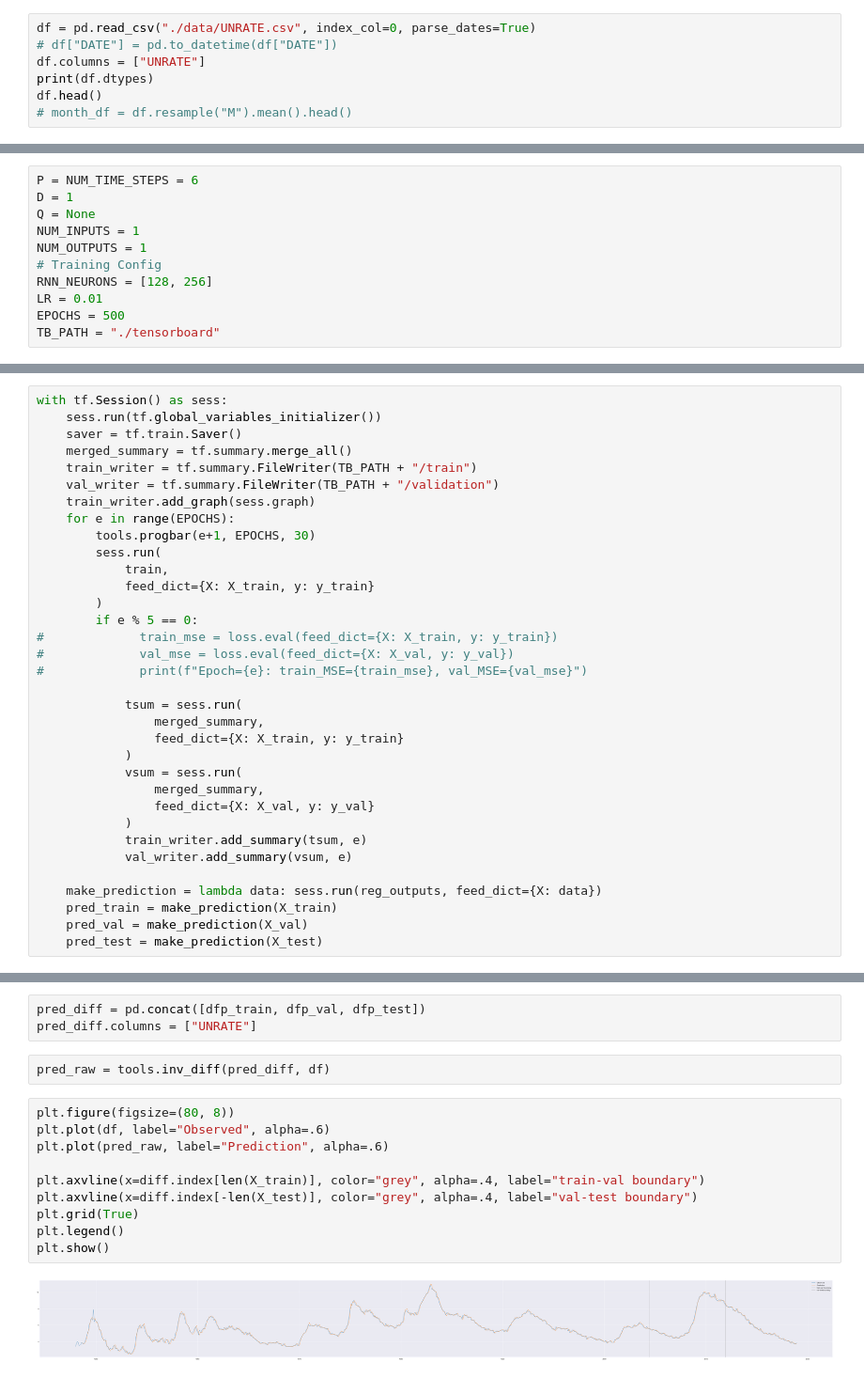
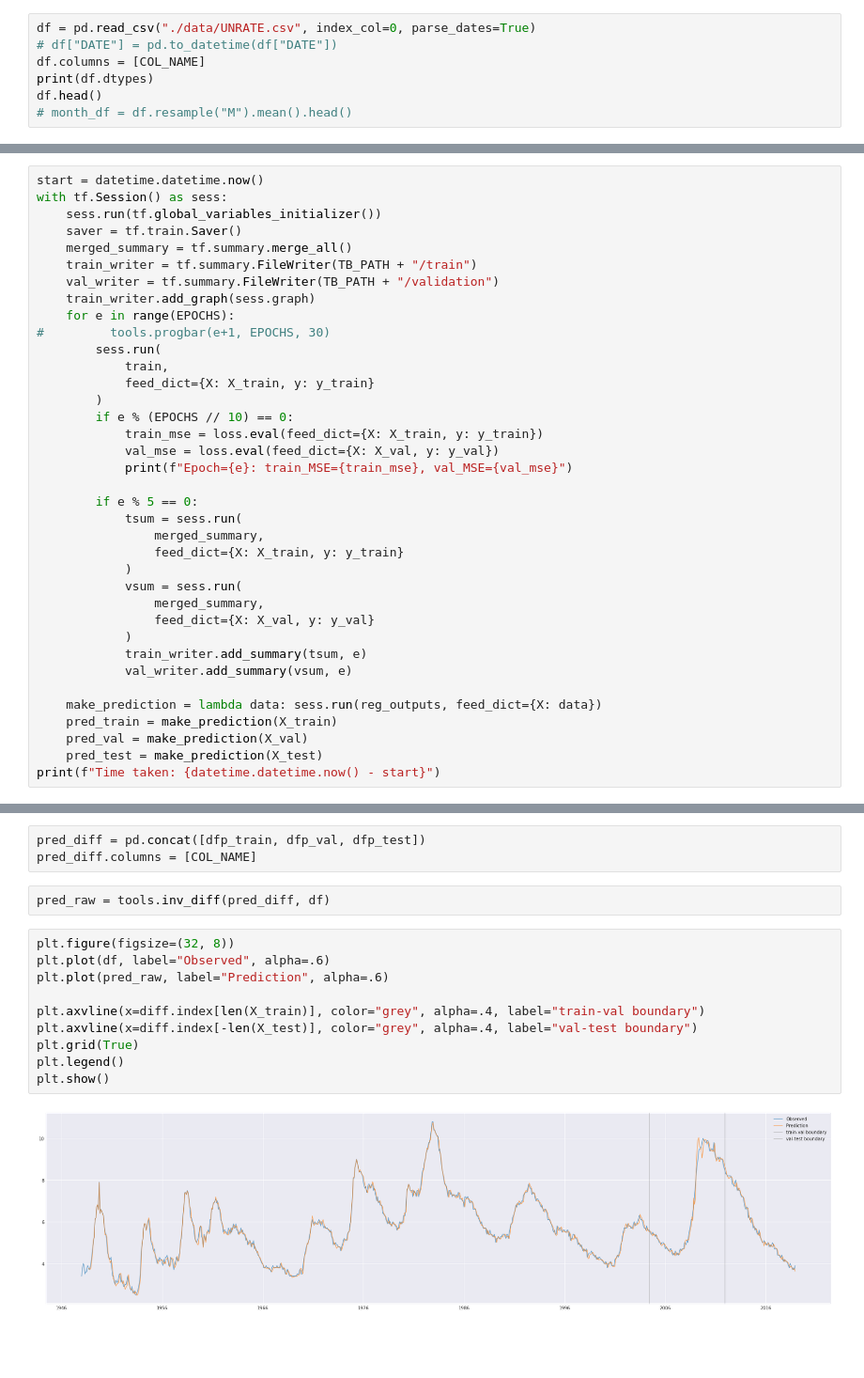
Before and after one commit to TianyuDu/AnnEconForecast, a Jupyter notebook: standalone_dev/time_series_tf.ipynb, the cells around one changed output, grey strips where cells are left out. Shown at 94% size. Drawn from its saved outputs; the diff is of its cells as text; blank space fills up the shorter version.

```diff
--- a/standalone_dev/time_series_tf.ipynb
+++ b/standalone_dev/time_series_tf.ipynb
@@ -12,7 +29,7 @@ from typing import List, Tuple
 # %%
 df = pd.read_csv("./data/UNRATE.csv", index_col=0, parse_dates=True)
 # df["DATE"] = pd.to_datetime(df["DATE"])
-df.columns = ["UNRATE"]
+df.columns = [COL_NAME]
 print(df.dtypes)
 df.head()
 # month_df = df.resample("M").mean().head()
@@ -26,17 +43,6 @@ dtype: object
 | 1948-03-01 | 4.0 |
 | 1948-04-01 | 3.9 |
 | 1948-05-01 | 3.5 |
-# %%
-P = NUM_TIME_STEPS = 6
-D = 1
-Q = None
-NUM_INPUTS = 1
-NUM_OUTPUTS = 1
-# Training Config
-RNN_NEURONS = [128, 256]
-LR = 0.01
-EPOCHS = 500
-TB_PATH = "./tensorboard"
 # %%
 diff = df.diff()
 diff.dropna(inplace=True)
@@ -177,4 +181,5 @@ with tf.name_scope("OPTIMIZER"):
 # %%
+start = datetime.datetime.now()
 with tf.Session() as sess:
     sess.run(tf.global_variables_initializer())
     saver = tf.train.Saver()
@@ -183,16 +188,17 @@ with tf.Session() as sess:
     val_writer = tf.summary.FileWriter(TB_PATH + "/validation")
     train_writer.add_graph(sess.graph)
     for e in range(EPOCHS):
-        tools.progbar(e+1, EPOCHS, 30)
+#         tools.progbar(e+1, EPOCHS, 30)
         sess.run(
             train,
             feed_dict={X: X_train, y: y_train}
         )
+        if e % (EPOCHS // 10) == 0:
+            train_mse = loss.eval(feed_dict={X: X_train, y: y_train})
+            val_mse = loss.eval(feed_dict={X: X_val, y: y_val})
+            print(f"Epoch={e}: train_MSE={train_mse}, val_MSE={val_mse}")
+
         if e % 5 == 0:
-#             train_mse = loss.eval(feed_dict={X: X_train, y: y_train})
-#             val_mse = loss.eval(feed_dict={X: X_val, y: y_val})
-#             print(f"Epoch={e}: train_MSE={train_mse}, val_MSE={val_mse}")
-
             tsum = sess.run(
                 merged_summary,
                 feed_dict={X: X_train, y: y_train}
@@ -208,4 +214,5 @@ with tf.Session() as sess:
     pred_train = make_prediction(X_train)
     pred_val = make_prediction(X_val)
     pred_test = make_prediction(X_test)
+print(f"Time taken: {datetime.datetime.now() - start}")
 # %% [output]
@@ -230,17 +247,17 @@ plt.show()
 # %%
 pred_diff = pd.concat([dfp_train, dfp_val, dfp_test])
-pred_diff.columns = ["UNRATE"]
+pred_diff.columns = [COL_NAME]
 # %%
 pred_raw = tools.inv_diff(pred_diff, df)
 # %%
-plt.figure(figsize=(80, 8))
+plt.figure(figsize=(32, 8))
 plt.plot(df, label="Observed", alpha=.6)
 plt.plot(pred_raw, label="Prediction", alpha=.6)
 
 plt.axvline(x=diff.index[len(X_train)], color="grey", alpha=.4, label="train-val boundary")
 plt.axvline(x=diff.index[-len(X_test)], color="grey", alpha=.4, label="val-test boundary")
 plt.grid(True)
 plt.legend()
 plt.show()
 # %% [output]
-[figure, old version]
+[figure, new version]
```
Also changed, not shown: parts of 8 cells of this notebook, 18 other files.
